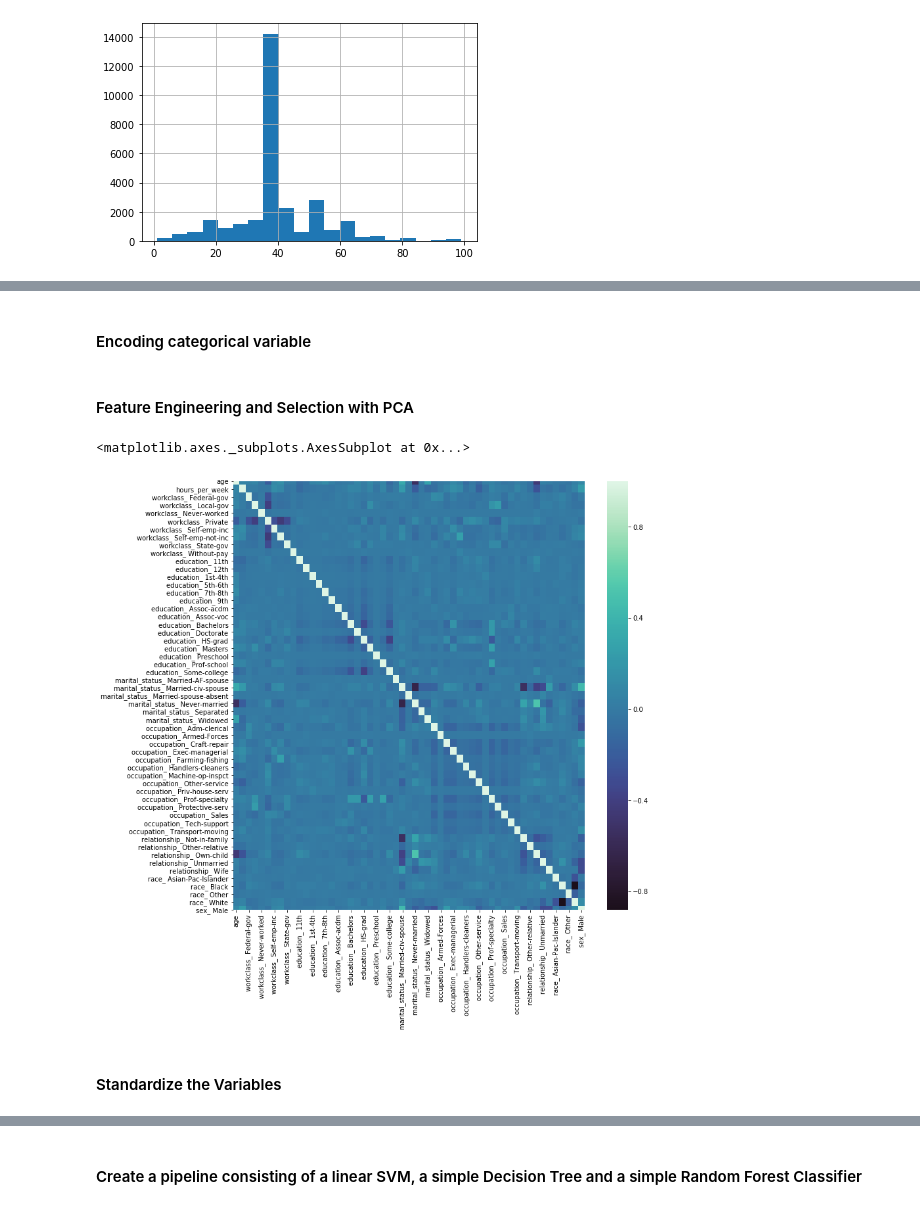
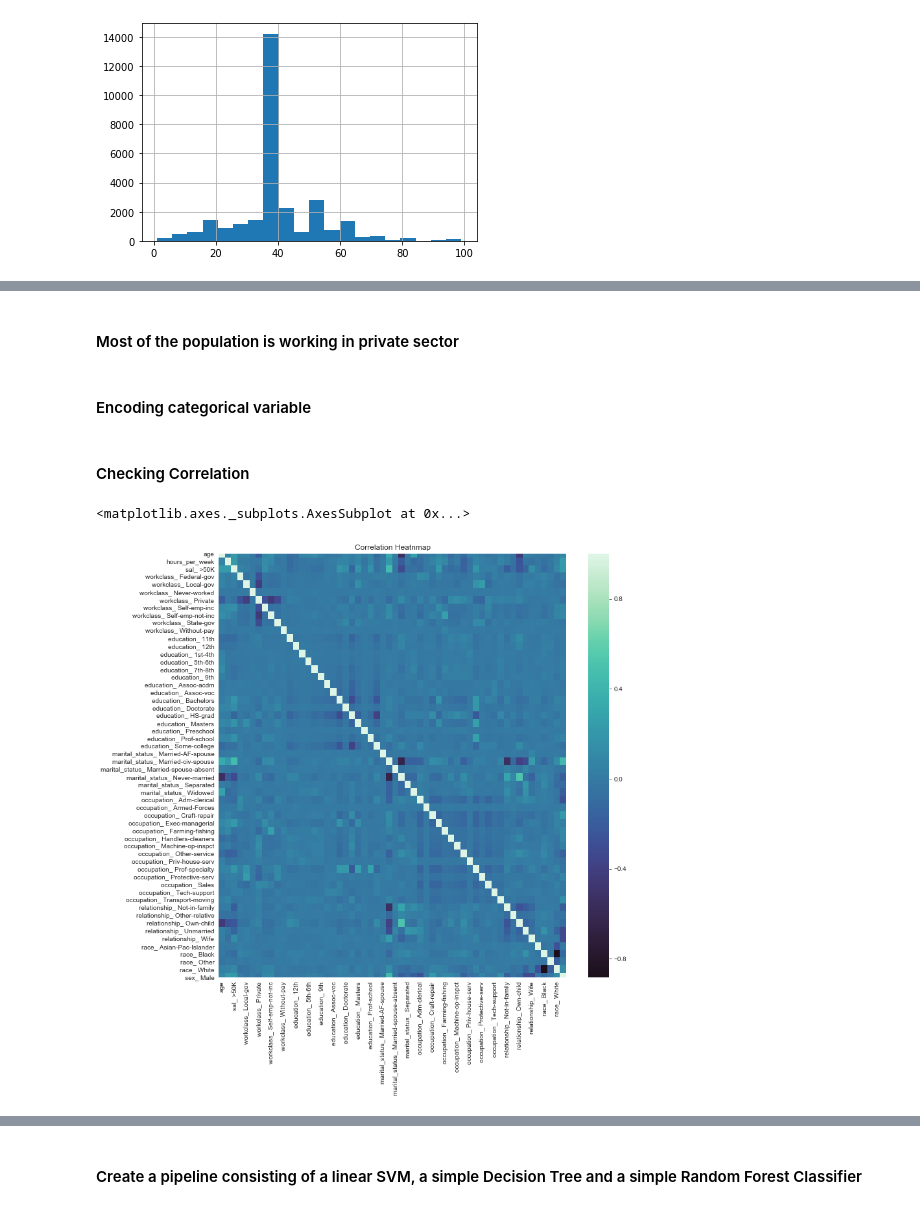
Before and after one commit to SingStuti/Salary-Analysis, a Jupyter notebook: salary_census.ipynb, the cells around one changed output, grey strips where cells are left out. Saved outputs shown, nothing was run; the diff lists cells and outputs as text; code cells hidden in the pictures.

```diff
--- a/salary_census.ipynb
+++ b/salary_census.ipynb
@@ -111,3 +154,6 @@ df['hours_per_week'].hist(bins=20)
 # %% [output]
 <matplotlib.axes._subplots.AxesSubplot at 0x...>
 [figure]
+# %%
+
+df = pd.get_dummies(df,columns=['sal'],drop_first=True)
@@ -123,0 +229,4 @@ df['hours_per_week'].hist(bins=20)
+# %%
+sns.set_style('whitegrid')
+plt.figure(figsize=(12,7))
+sns.countplot(x='sex',hue='sal_ >50K',data=df,palette='rocket')
@@ -124,15 +242,16 @@ df['hours_per_week'].hist(bins=20)
+# %% [markdown]
+#### Most of the population is working in private sector
 # %% [markdown]
 #### Encoding categorical variable
 # %%
-cat_feats=['workclass','education','marital_status','occupation','relationship','race','sex','sal']
+cat_feats=['workclass','education','marital_status','occupation','relationship','race','sex']
 df = pd.get_dummies(df,columns=cat_feats,drop_first=True)
-# %% [markdown]
-#### Feature Engineering and Selection with PCA
+# %% [markdown]
+#### Checking Correlation
 # %%
 plt.figure(figsize=(12,12))
-sns.heatmap(X.corr(), center=0,cmap='mako')
+plt.title("Correlation Heatnmap")
+sns.heatmap(df.corr(), center=0,cmap='mako')
 # %% [output]
 <matplotlib.axes._subplots.AxesSubplot at 0x...>
-[figure, old version]
+[figure, new version]
-# %% [markdown]
-#### Standardize the Variables
```
Also changed, not shown: parts of 98 cells of this notebook, 1 other file.
